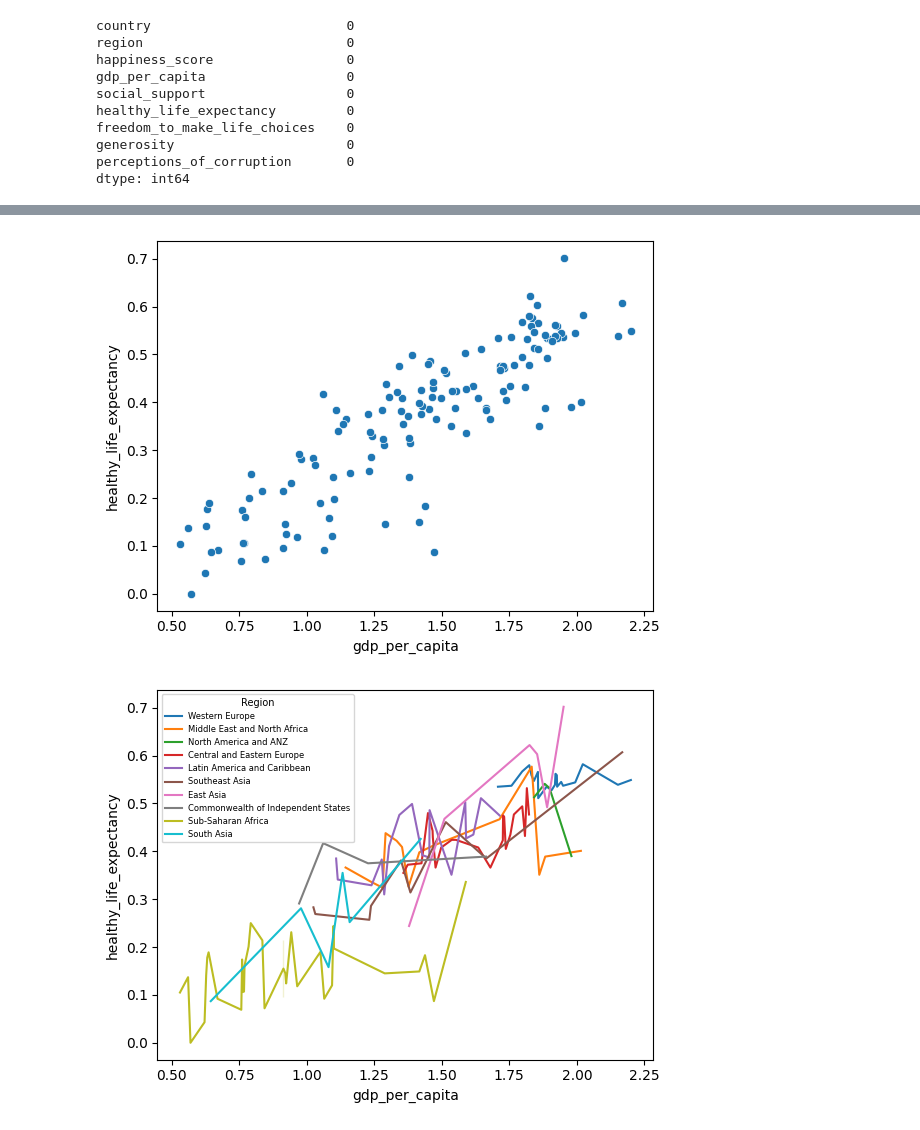
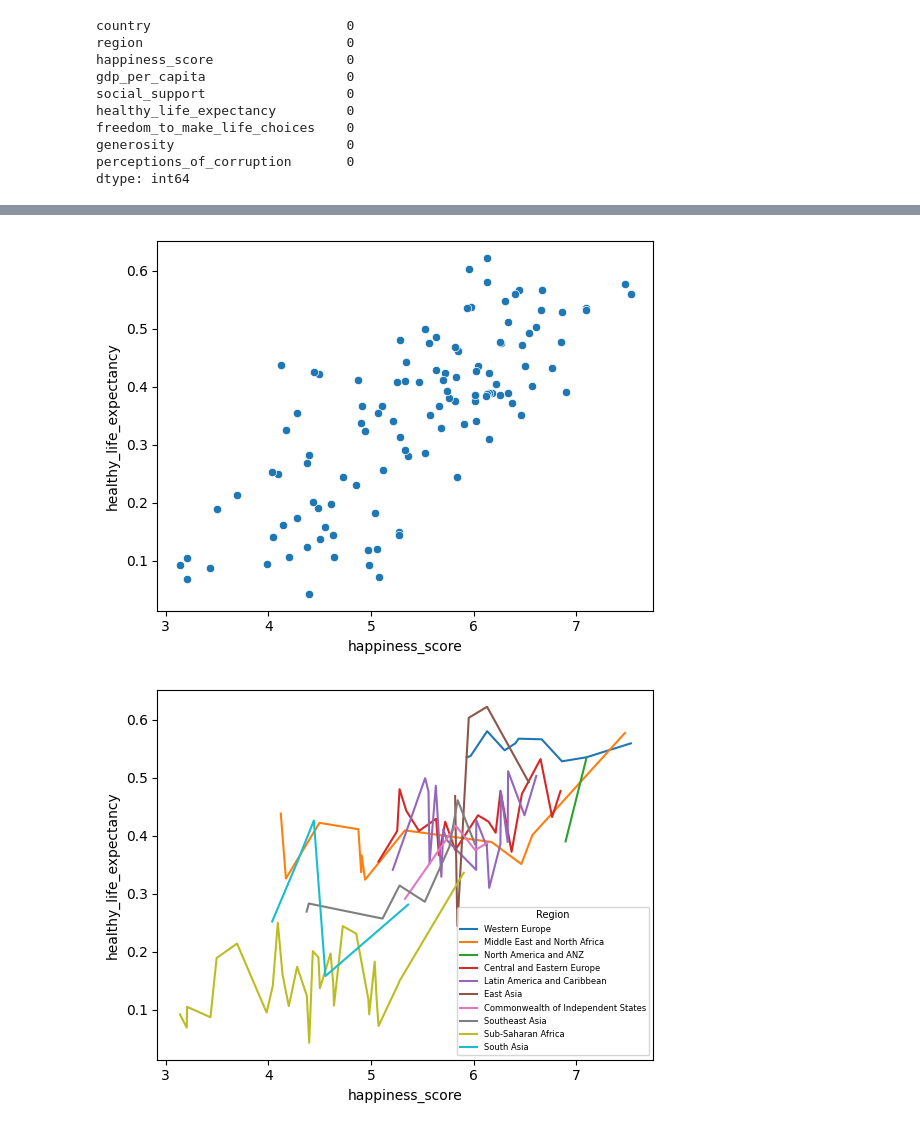
Before and after one commit to ccocco55/study-data-analysis, a Jupyter notebook: c_pandas/b_pandas_task.ipynb, the cells around one changed output, grey strips where cells are left out. Cells and saved outputs as stored; diff of their text form; code cells hidden in the pictures.

```diff
--- a/c_pandas/b_pandas_task.ipynb
+++ b/c_pandas/b_pandas_task.ipynb
@@ -153,0 +193,13 @@ happiness_df
+# %%
+import numpy as np
+from scipy.stats import iqr
+
+happiness_Q1 = np.percentile(happiness_df['happiness_score'], 25)
+happiness_Q3 = np.percentile(happiness_df['happiness_score'], 75)
+
+iqr_value = iqr(happiness_df['happiness_score'])
+print(iqr_value)
+
+lower_bound = happiness_Q1 - 1.5 * iqr_value
+upper_bound = happiness_Q3 + 1.5 * iqr_value
+print(f'정상치 범위: {lower_bound} ~ {upper_bound}')
@@ -153,0 +209,7 @@ happiness_df
+# %%
+condition1 = happiness_df['happiness_score'] >= lower_bound
+condition2 = happiness_df['happiness_score'] <= upper_bound
+condition = condition1 & condition2
+
+happiness_df = happiness_df[condition]
+happiness_df
@@ -153,0 +230,13 @@ happiness_df
+# %%
+import numpy as np
+from scipy.stats import iqr
+
+happiness_Q1 = np.percentile(happiness_df['healthy_life_expectancy'], 25)
+happiness_Q3 = np.percentile(happiness_df['healthy_life_expectancy'], 75)
+
+iqr_value = iqr(happiness_df['healthy_life_expectancy'])
+print(iqr_value)
+
+lower_bound = happiness_Q1 - 1.1 * iqr_value
+upper_bound = happiness_Q3 + 1.5 * iqr_value
+print(f'정상치 범위: {lower_bound} ~ {upper_bound}')
@@ -153,0 +246,7 @@ happiness_df
+# %%
+condition1 = happiness_df['healthy_life_expectancy'] >= lower_bound
+condition2 = happiness_df['healthy_life_expectancy'] <= upper_bound
+condition = condition1 & condition2
+
+happiness_df = happiness_df[condition]
+happiness_df
@@ -154,14 +267,14 @@ happiness_df
 # %%
-sns.scatterplot(x='gdp_per_capita', y='healthy_life_expectancy', data=happiness_df)
+sns.scatterplot(x='happiness_score', y='healthy_life_expectancy', data=happiness_df)
 plt.show()
 # %% [output]
-[figure, old version]
+[figure, new version]
 # %%
-sns.lineplot(data=happiness_df, x='gdp_per_capita', y='healthy_life_expectancy', hue='region')
+sns.lineplot(data=happiness_df, x='happiness_score', y='healthy_life_expectancy', hue='region')
 plt.legend(title='Region', fontsize=6, title_fontsize=7)
 plt.show()
 # %% [output]
-[figure, old version]
+[figure, new version]
 # %%
 line = sns.violinplot(x='region', y='healthy_life_expectancy', data=happiness_df, hue='region')
 line.set_xticklabels(line.get_xticklabels(), rotation=90)
```
Also changed, not shown: parts of 16 cells of this notebook.
